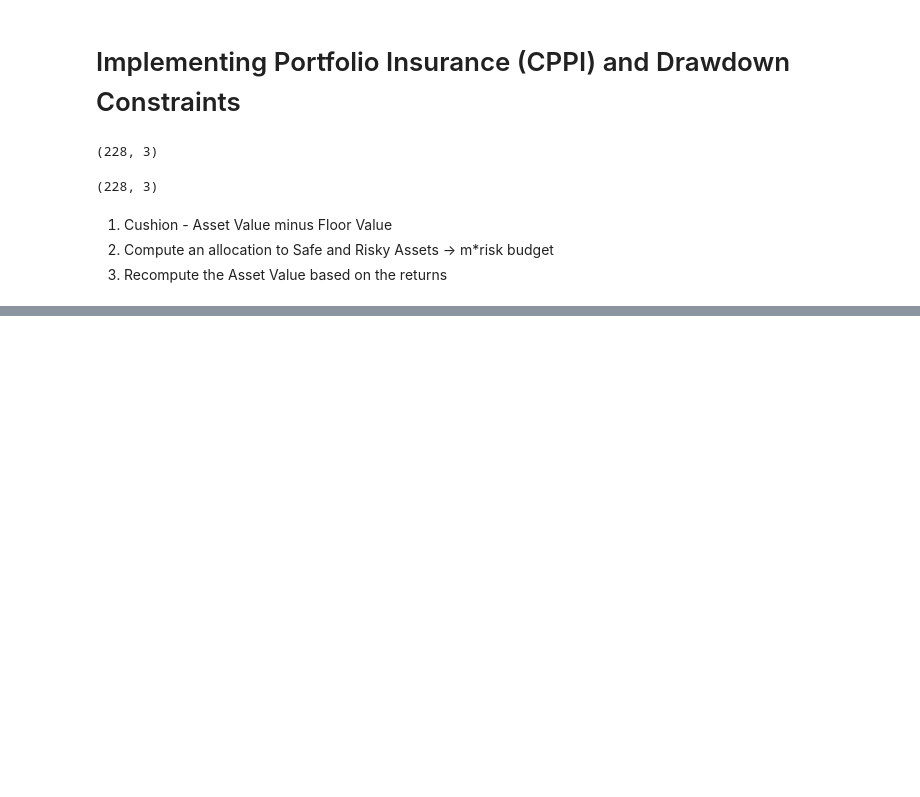
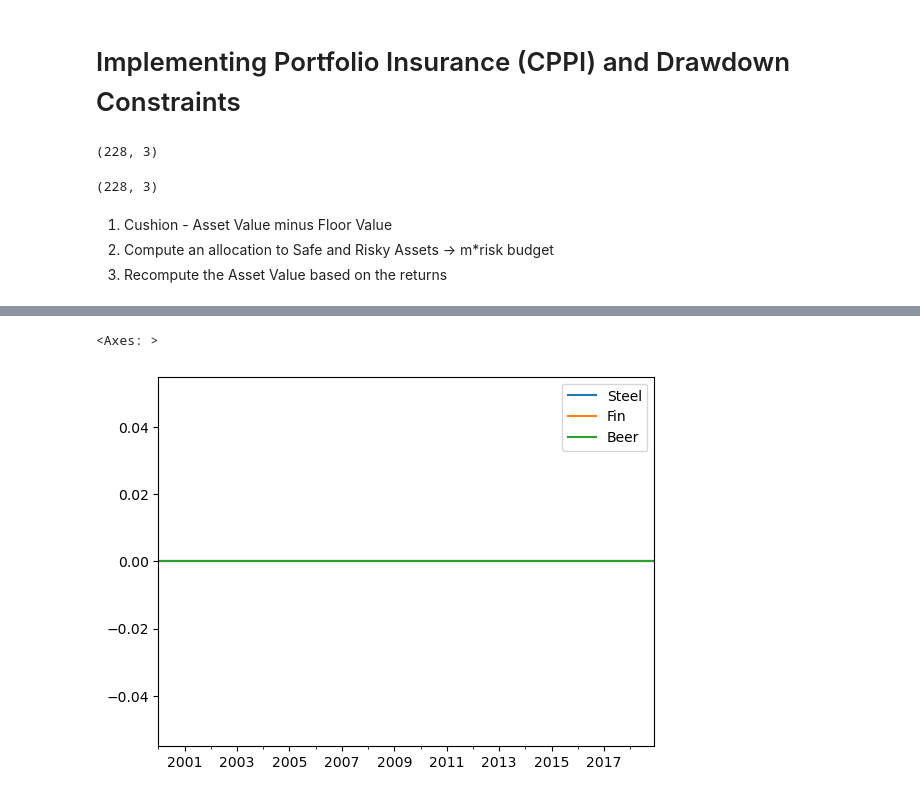
Before and after one commit to ahmet794/Investment-Banking-Asset-Management, a Jupyter notebook: Labs Week 3.ipynb, the cells around one changed output, grey strips where cells are left out. Drawn from its saved outputs; the diff is of its cells as text; code cells hidden in the pictures; blank space fills up the shorter version.

```diff
--- a/Labs Week 3.ipynb
+++ b/Labs Week 3.ipynb
@@ -218,0 +242,5 @@ for step in range(n_steps):
+# %%
+risky_w_history.plot()
+# %% [output]
+<Axes: >
+[figure, added]
```
Also changed, not shown: parts of 5 cells of this notebook.
